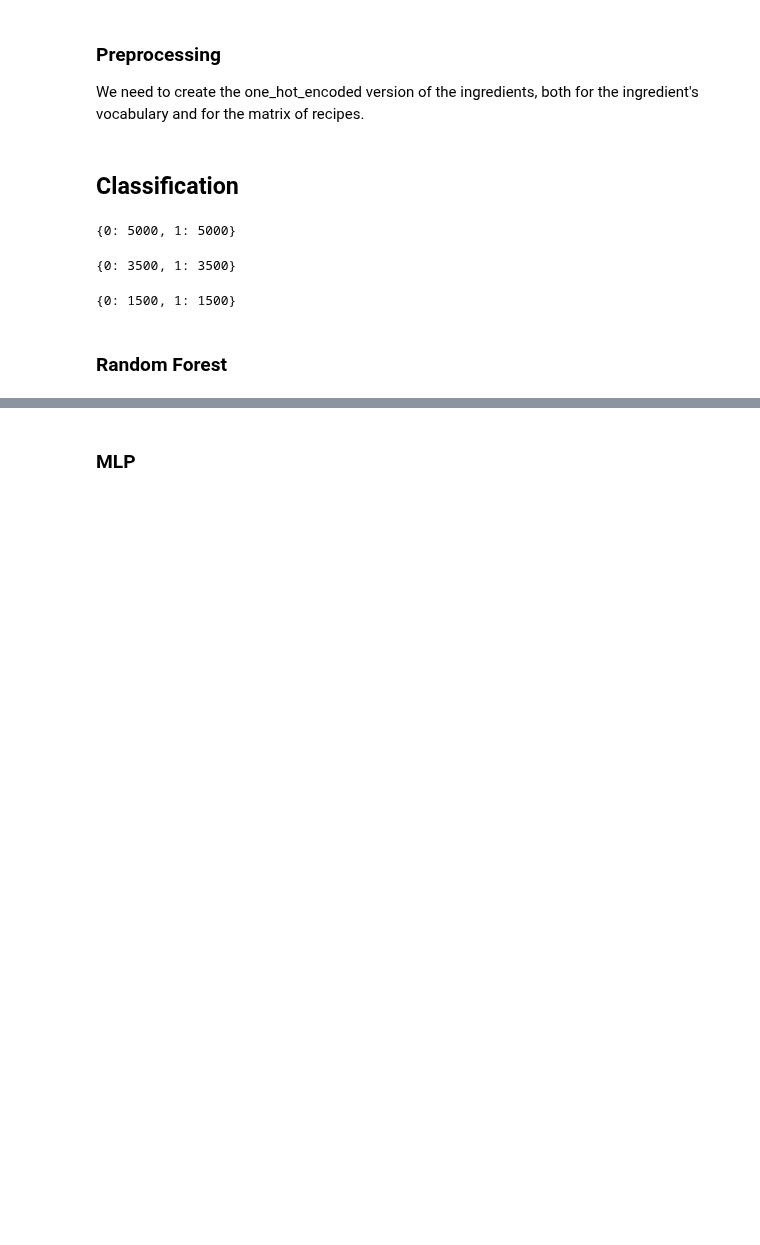
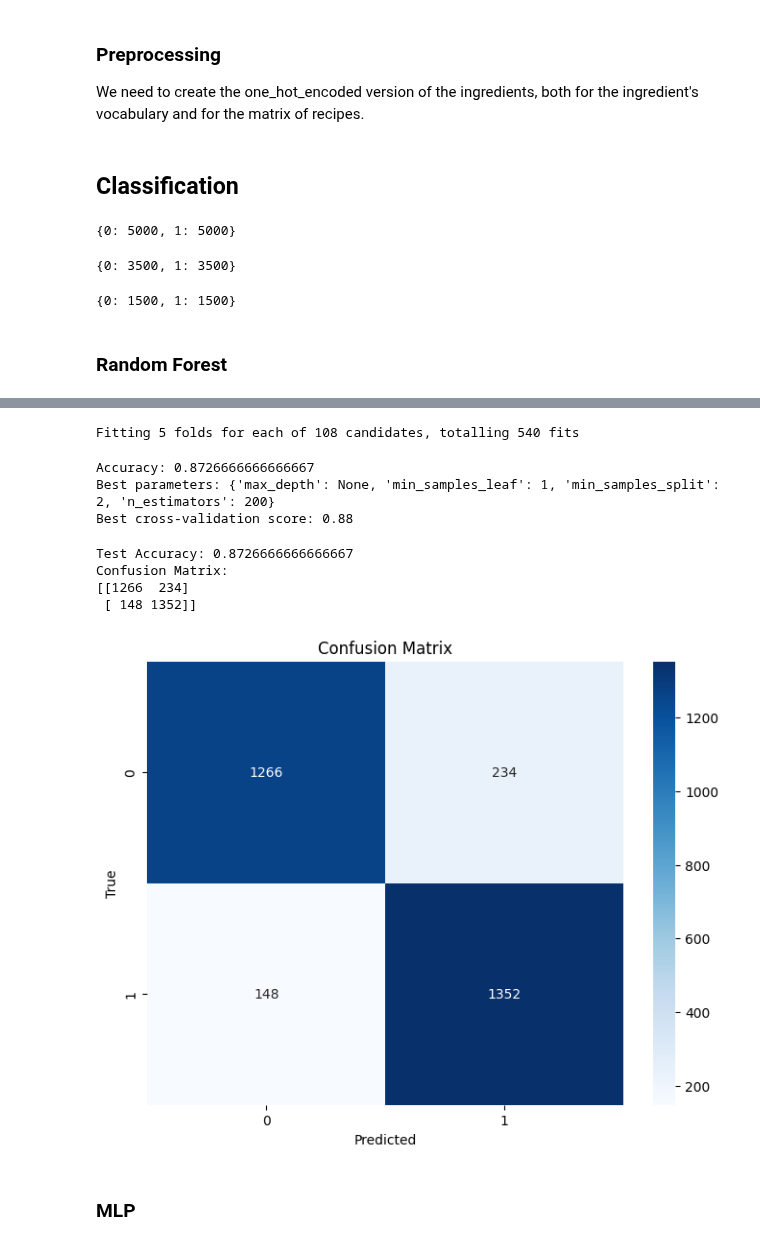
Before and after one commit to lavo2/HLT-Project, a Jupyter notebook: classification_standard_ml.ipynb, the cells around one changed output, grey strips where cells are left out. Drawn from its saved outputs; the diff is of its cells as text; code cells hidden in the pictures; blank space fills up the shorter version.

```diff
--- a/classification_standard_ml.ipynb
+++ b/classification_standard_ml.ipynb
@@ -144,3 +123,44 @@ for i, tree in enumerate(random_forest.estimators_):
+# %%
+param_grid = {
+    'n_estimators': [100, 200, 300],
+    'max_depth': [None, 10, 20, 30],
+    'min_samples_split': [2, 5, 10],
+    'min_samples_leaf': [1, 2, 4]
+}
+
+rf = RandomForestClassifier(random_state=42)
+grid_search = GridSearchCV(estimator=rf, param_grid=param_grid, cv=5, verbose=2, n_jobs=-1)
+grid_search.fit(X_train, y_train)
+# %% [output]
+Fitting 5 folds for each of 108 candidates, totalling 540 fits
+# %%
+best_rf = grid_search.best_estimator_
+y_pred = best_rf.predict(X_test)
+
+print("Best parameters:", grid_search.best_params_)
+print("Best cross-validation score: {:.2f}".format(grid_search.best_score_))
+# %% [output]
+Accuracy: 0.8726666666666667
+Best parameters: {'max_depth': None, 'min_samples_leaf': 1, 'min_samples_split': 2, 'n_estimators': 200}
+Best cross-validation score: 0.88
+# %%
+print("Test Accuracy:", accuracy_score(y_test, y_pred))
+cm = confusion_matrix(y_test, y_pred)
+print("Confusion Matrix:")
+print(cm)
+
+plt.figure(figsize=(8, 6))
+sns.heatmap(cm, annot=True, fmt="d", cmap='Blues', xticklabels=np.unique(labels), yticklabels=np.unique(labels))
+plt.xlabel('Predicted')
+plt.ylabel('True')
+plt.title('Confusion Matrix')
+plt.show()
+# %% [output]
+Test Accuracy: 0.8726666666666667
+Confusion Matrix:
+[[1266  234]
+ [ 148 1352]]
+[figure, added]
 # %% [markdown]
 ### MLP
 # %%
```
Also changed, not shown: parts of 16 cells of this notebook.
